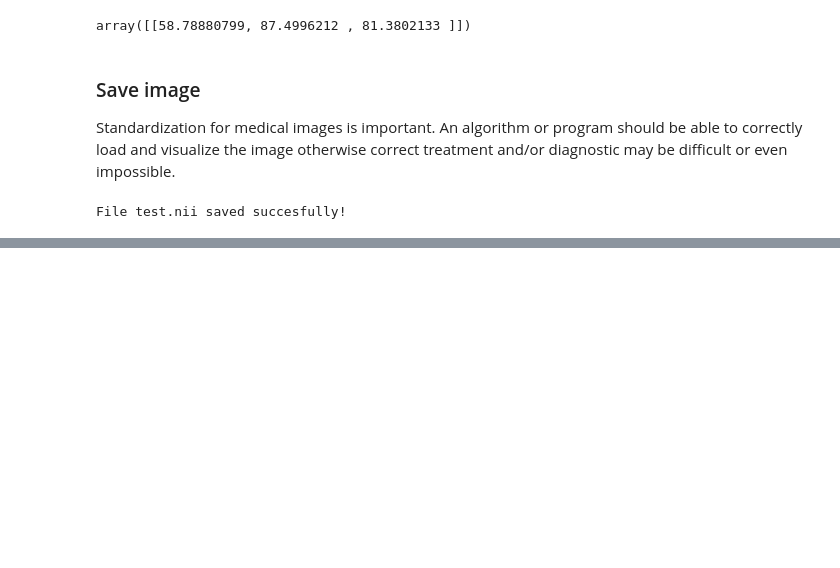
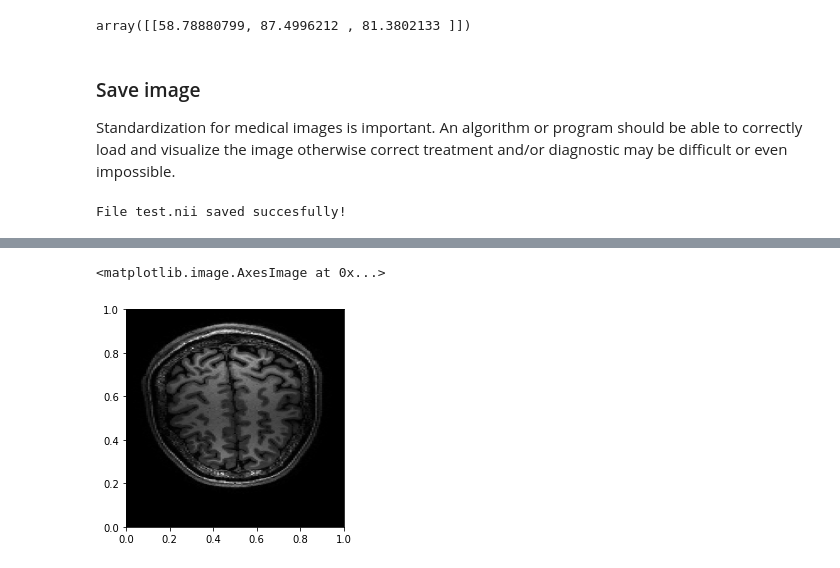
Before and after one commit to ruben-source/daignosticImaging, a Jupyter notebook: MRI/main.ipynb, the cells around one changed output, grey strips where cells are left out. Drawn from its saved outputs; the diff is of its cells as text; code cells hidden in the pictures; blank space fills up the shorter version.

```diff
--- a/MRI/main.ipynb
+++ b/MRI/main.ipynb
@@ -55,0 +81,12 @@ File test.nii saved succesfully!
+# %%
+# B2
+img_ssq = np.empty((kspace_coils.shape)[0:3]) # image sum square
+for i in range((kspace_coils.shape)[3]): # sum over coils
+    img = nib.load('images/coil_' + str(i) + '.nii')
+    img_ssq += np.square(img.get_fdata())
+
+img_ssqr = np.sqrt(img_ssq)
+plt.imshow(img_ssqr[:,:,150],cmap='gray', extent=[0, 1, 0, 1])
+# %% [output]
+<matplotlib.image.AxesImage at 0x...>
+[figure, added]
```
Also changed, not shown: parts of 12 cells of this notebook, 2 other files.
